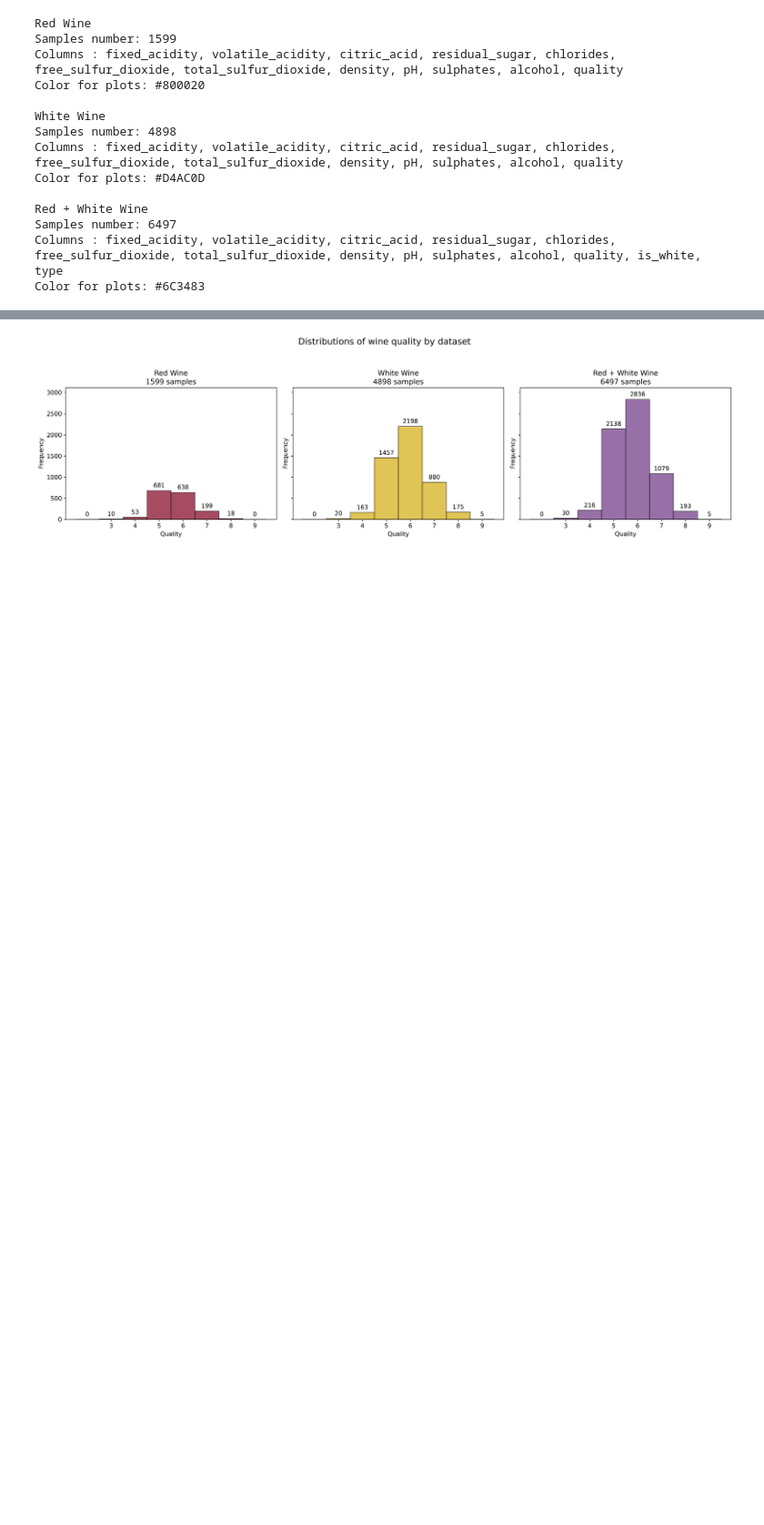
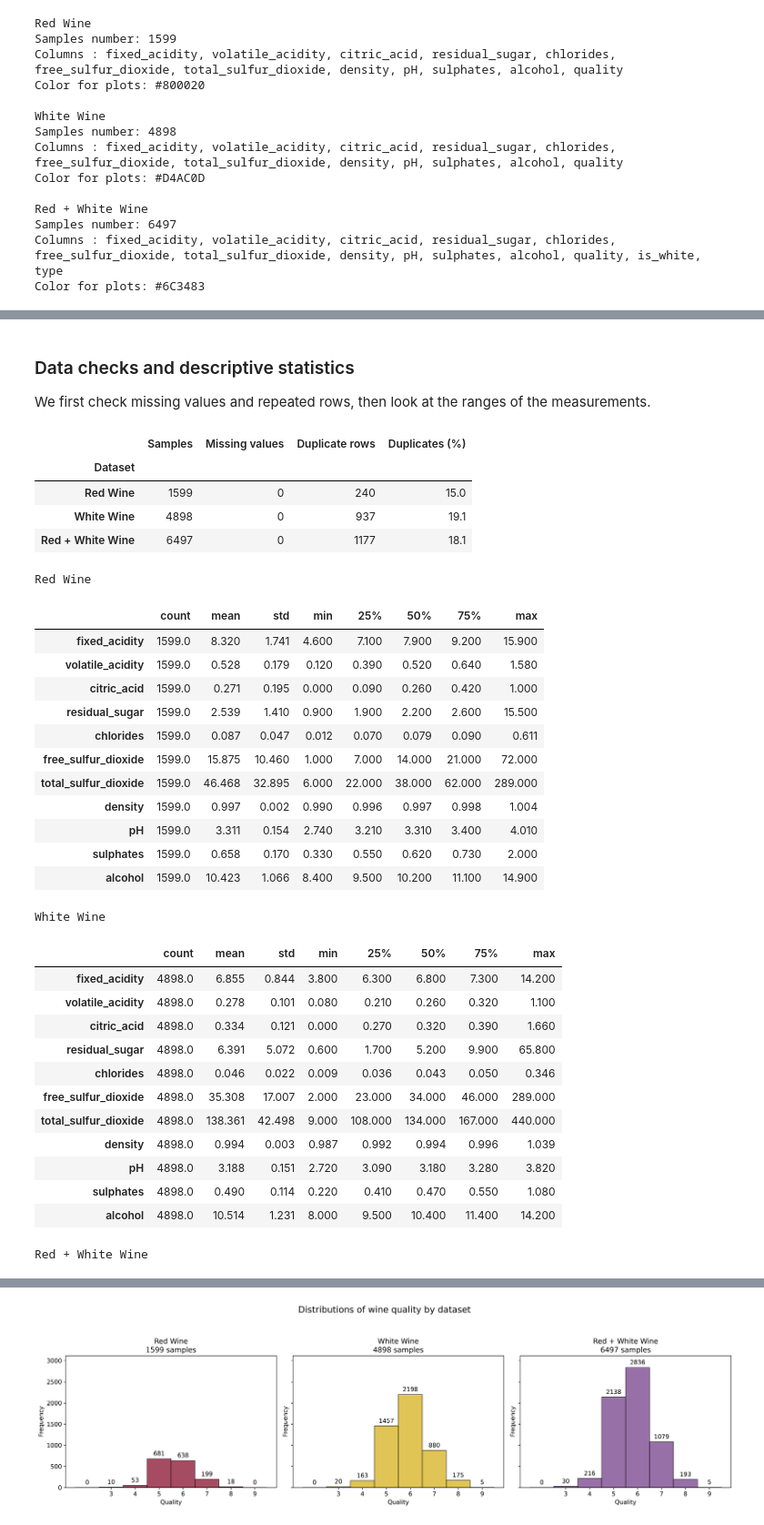
Before and after one commit to Alexandre-Mariotte/AM6020_SVM_Project, a Jupyter notebook: SVM_project.ipynb, the cells around one changed output, grey strips where cells are left out. Shown at 91% size. Drawn from its saved outputs; the diff is of its cells as text; code cells hidden in the pictures; blank space fills up the shorter version.

```diff
--- a/SVM_project.ipynb
+++ b/SVM_project.ipynb
@@ -245,0 +215,59 @@ plot_correlation_heatmap(white_wine_data, title="Correlation Heatmap - White Win
+# %% [markdown]
+### Data checks and descriptive statistics
+We first check missing values and repeated rows, then look at the ranges of the measurements.
+# %%
+# Keep the measurement columns separate from the target and the wine type
+feature_columns = red_wine_data.drop(columns="quality").columns.tolist()
+
+# Count duplicate rows after their first occurrence, without removing anything yet
+data_checks = []
+for name, (data, color) in datasets.items():
+    data_checks.append({
+        "Dataset": name,
+        "Samples": len(data),
+        "Missing values": data.isna().sum().sum(),
+        "Duplicate rows": data.duplicated().sum(),
+        "Duplicates (%)": round(data.duplicated().mean() * 100, 1)
+    })
+
+from IPython.display import display
+
+display(pd.DataFrame(data_checks).set_index("Dataset"))
+
+# Show the scale and spread of each measurement
+for name, (data, color) in datasets.items():
+    print(name)
+    display(data[feature_columns].describe().T.round(3))
+# %% [output]
+|  | Samples | Missing values | Duplicate rows | Duplicates (%) |
+| Dataset |  |  |  |  |
+| Red Wine | 1599 | 0 | 240 | 15.0 |
+| White Wine | 4898 | 0 | 937 | 19.1 |
+| Red + White Wine | 6497 | 0 | 1177 | 18.1 |
+Red Wine
+|  | count | mean | std | min | 25% | 50% | 75% | max |
+| fixed_acidity | 1599.0 | 8.320 | 1.741 | 4.600 | 7.100 | 7.900 | 9.200 | 15.900 |
+| volatile_acidity | 1599.0 | 0.528 | 0.179 | 0.120 | 0.390 | 0.520 | 0.640 | 1.580 |
+| citric_acid | 1599.0 | 0.271 | 0.195 | 0.000 | 0.090 | 0.260 | 0.420 | 1.000 |
+| residual_sugar | 1599.0 | 2.539 | 1.410 | 0.900 | 1.900 | 2.200 | 2.600 | 15.500 |
+| chlorides | 1599.0 | 0.087 | 0.047 | 0.012 | 0.070 | 0.079 | 0.090 | 0.611 |
+| free_sulfur_dioxide | 1599.0 | 15.875 | 10.460 | 1.000 | 7.000 | 14.000 | 21.000 | 72.000 |
+| total_sulfur_dioxide | 1599.0 | 46.468 | 32.895 | 6.000 | 22.000 | 38.000 | 62.000 | 289.000 |
+| density | 1599.0 | 0.997 | 0.002 | 0.990 | 0.996 | 0.997 | 0.998 | 1.004 |
+| pH | 1599.0 | 3.311 | 0.154 | 2.740 | 3.210 | 3.310 | 3.400 | 4.010 |
+| sulphates | 1599.0 | 0.658 | 0.170 | 0.330 | 0.550 | 0.620 | 0.730 | 2.000 |
+| alcohol | 1599.0 | 10.423 | 1.066 | 8.400 | 9.500 | 10.200 | 11.100 | 14.900 |
+White Wine
+|  | count | mean | std | min | 25% | 50% | 75% | max |
+| fixed_acidity | 4898.0 | 6.855 | 0.844 | 3.800 | 6.300 | 6.800 | 7.300 | 14.200 |
+| volatile_acidity | 4898.0 | 0.278 | 0.101 | 0.080 | 0.210 | 0.260 | 0.320 | 1.100 |
+| citric_acid | 4898.0 | 0.334 | 0.121 | 0.000 | 0.270 | 0.320 | 0.390 | 1.660 |
+| residual_sugar | 4898.0 | 6.391 | 5.072 | 0.600 | 1.700 | 5.200 | 9.900 | 65.800 |
+| chlorides | 4898.0 | 0.046 | 0.022 | 0.009 | 0.036 | 0.043 | 0.050 | 0.346 |
+| free_sulfur_dioxide | 4898.0 | 35.308 | 17.007 | 2.000 | 23.000 | 34.000 | 46.000 | 289.000 |
+| total_sulfur_dioxide | 4898.0 | 138.361 | 42.498 | 9.000 | 108.000 | 134.000 | 167.000 | 440.000 |
+| density | 4898.0 | 0.994 | 0.003 | 0.987 | 0.992 | 0.994 | 0.996 | 1.039 |
+| pH | 4898.0 | 3.188 | 0.151 | 2.720 | 3.090 | 3.180 | 3.280 | 3.820 |
+| sulphates | 4898.0 | 0.490 | 0.114 | 0.220 | 0.410 | 0.470 | 0.550 | 1.080 |
+| alcohol | 4898.0 | 10.514 | 1.231 | 8.000 | 9.500 | 10.400 | 11.400 | 14.200 |
+Red + White Wine
```
Also changed, not shown: parts of 17 cells of this notebook.
